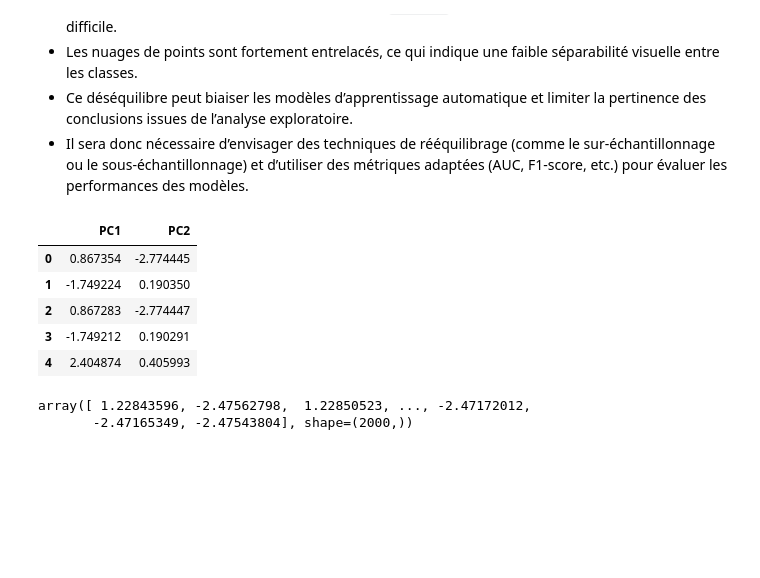
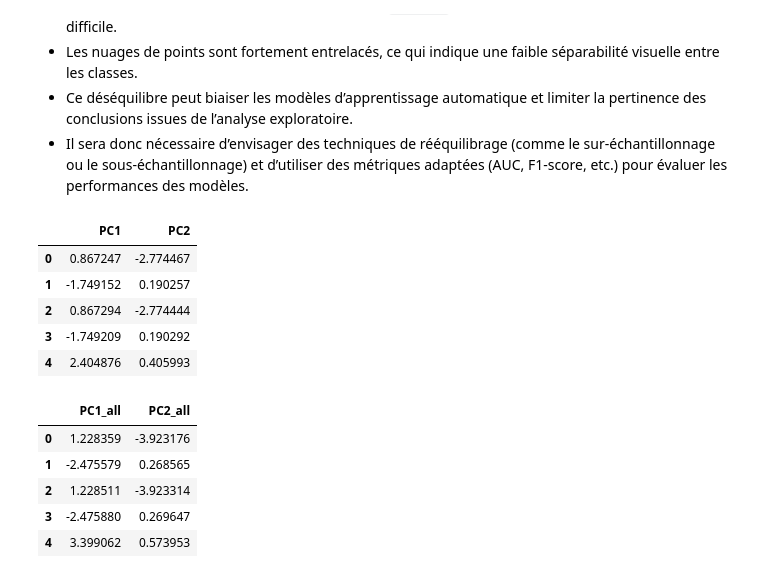
Before and after one commit to dondeestakoko/MiniProjetML, a Jupyter notebook: MiniProjet_1_LEMDANI_KOCEILA__MOPE_BIA_EMMANUEL..ipynb, the cells around one changed output. Cells and saved outputs as stored; diff of their text form; code cells hidden in the pictures; blank space fills up the shorter version.

```diff
--- a/MiniProjet_1_LEMDANI_KOCEILA__MOPE_BIA_EMMANUEL..ipynb
+++ b/MiniProjet_1_LEMDANI_KOCEILA__MOPE_BIA_EMMANUEL..ipynb
@@ -87,7 +87,7 @@ data_features.head()
 | 4 | 0.428571 | Homme | 0.665229 | 0.333333 | 0.450738 | Marié |
 # %%
 # Ajouter les embeddings à data_features
-embeddings_df = pd.DataFrame(embeddings, columns=[f'emb_{i}' for i in range(embeddings.shape[1])])
-data_features = pd.concat([data_features.reset_index(drop=True), embeddings_df.reset_index(drop=True)], axis=1)
+embeddings_data = pd.DataFrame(embeddings, columns=[f'emb_{i}' for i in range(embeddings.shape[1])])
+data_features = pd.concat([data_features.reset_index(drop=True), embeddings_data.reset_index(drop=True)], axis=1)
 data_features.head()
 # %% [output]
@@ -159,45 +159,39 @@ plt.show()
 # %%
 from sklearn.decomposition import PCA
 
-# Sélectionner uniquement les colonnes d'embeddings
-embedding_columns = [col for col in embeddings.columns if col.startswith('emb_')]
-X_embeddings = embeddings[embedding_columns]
+# Utiliser embeddings_data qui est un DataFrame avec les colonnes emb_*
+X_embeddings = embeddings_data
 
 # Appliquer la PCA (par exemple, pour 2 composantes principales)
-
 pca_embeddings = PCA(n_components=2)
 embeddings_pca = pca_embeddings.fit_transform(X_embeddings)
 
 # Créer un DataFrame pour les résultats PCA
-embeddings_pca_df = pd.DataFrame(embeddings_pca, columns=['PC1', 'PC2'])
-embeddings_pca_df.head()
+embeddings_pca_data = pd.DataFrame(embeddings_pca, columns=['PC1', 'PC2'])
+embeddings_pca_data.head()
 # %% [output]
 |  | PC1 | PC2 |
-| 0 | 0.867354 | -2.774445 |
-| 1 | -1.749224 | 0.190350 |
-| 2 | 0.867283 | -2.774447 |
-| 3 | -1.749212 | 0.190291 |
-| 4 | 2.404874 | 0.405993 |
+| 0 | 0.867247 | -2.774467 |
+| 1 | -1.749152 | 0.190257 |
+| 2 | 0.867294 | -2.774444 |
+| 3 | -1.749209 | 0.190292 |
+| 4 | 2.404876 | 0.405993 |
 # %%
-from sklearn.decomposition import PCA
-
-# Ajouter les deux colonnes PCA à data_features
-data_features['PC1'] = embeddings_pca_df['PC1']
-data_features['PC2'] = embeddings_pca_df['PC2']
-
-# Appliquer une nouvelle PCA sur l'ensemble des données de data_features (hors colonne cible si présente)
-
-# On retire la colonne 'Abandon' si elle existe
-features_for_pca = data_features.drop(columns=['Abandon'], errors='ignore')
+# Retirer la colonne 'Abandon' et 'Situation_familiale' si elles existent
+features_for_pca = data_features.drop(columns=['Abandon', 'Situation_familiale'], errors='ignore')
 
 # Appliquer la PCA (par exemple, 2 composantes principales)
 pca = PCA(n_components=2)
 features_pca = pca.fit_transform(features_for_pca)
 
 # Créer un DataFrame pour les résultats PCA
-pca_df = pd.DataFrame(features_pca, columns=['PC1_all', 'PC2_all'])
-pca_df.head()
+pca_data = pd.DataFrame(features_pca, columns=['PC1_all', 'PC2_all'])
+pca_data.head()
 # %% [output]
-array([ 1.22843596, -2.47562798,  1.22850523, ..., -2.47172012,
-       -2.47165349, -2.47543804], shape=(2000,))
+|  | PC1_all | PC2_all |
+| 0 | 1.228359 | -3.923176 |
+| 1 | -2.475579 | 0.268565 |
+| 2 | 1.228511 | -3.923314 |
+| 3 | -2.475880 | 0.269647 |
+| 4 | 3.399062 | 0.573953 |
 # %%
```
Also changed, not shown: parts of 9 cells of this notebook.
